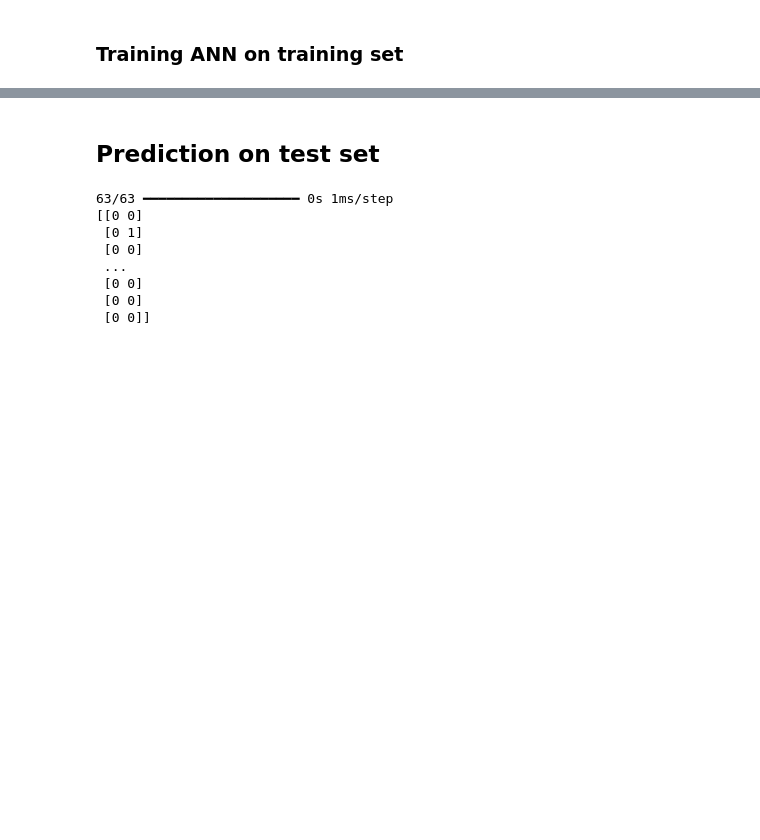
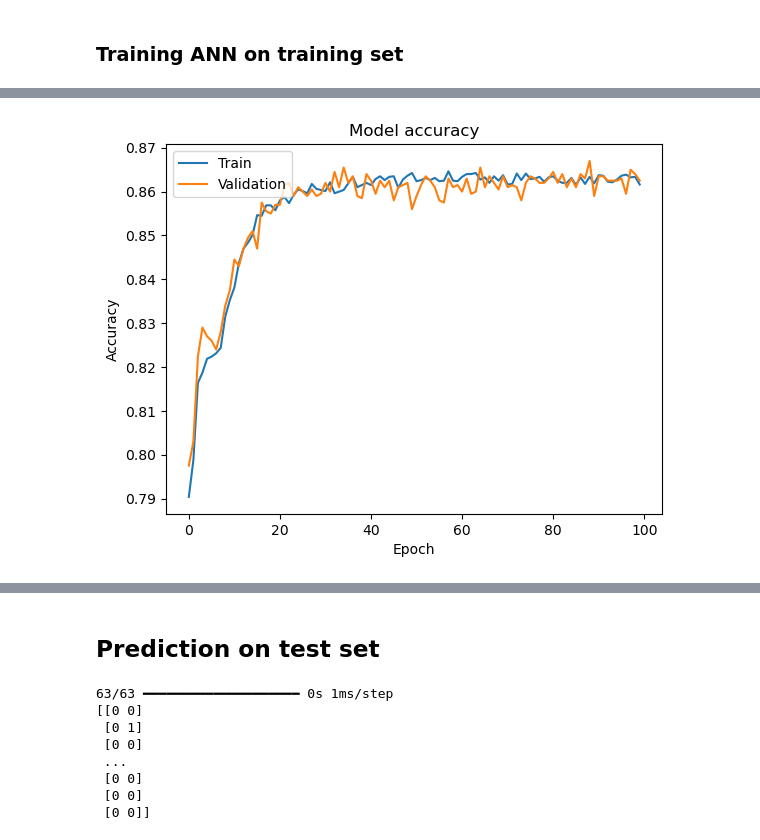
Before and after one commit to xaxm007/MLchemy, a Jupyter notebook: Deep Learning/notebook/artificial_neural_network.ipynb, the cells around one changed output, grey strips where cells are left out. Drawn from its saved outputs; the diff is of its cells as text; code cells hidden in the pictures; blank space fills up the shorter version.

```diff
--- a/Deep Learning/notebook/artificial_neural_network.ipynb
+++ b/Deep Learning/notebook/artificial_neural_network.ipynb
@@ -133,6 +133,6 @@ ann.compile(optimizer = 'adam', loss = 'binary_crossentropy', metrics = ['accura
 # %% [markdown]
 ### Training ANN on training set
 # %%
-ann.fit(X_train, Y_train, batch_size = 32, epochs = 100)
+model = ann.fit(X_train, Y_train, validation_data = (X_test, Y_test), batch_size = 32, epochs = 100)
 # %% [output]
 Epoch 1/100
@@ -157,0 +157,10 @@ Epoch 100/100
+# %%
+plt.plot(model.history['accuracy'])
+plt.plot(model.history['val_accuracy'])
+plt.title('Model accuracy')
+plt.ylabel('Accuracy')
+plt.xlabel('Epoch')
+plt.legend(['Train', 'Validation'], loc='upper left')
+plt.show()
+# %% [output]
+[figure, added]
```
Also changed, not shown: parts of 7 cells of this notebook, 10 other files.
